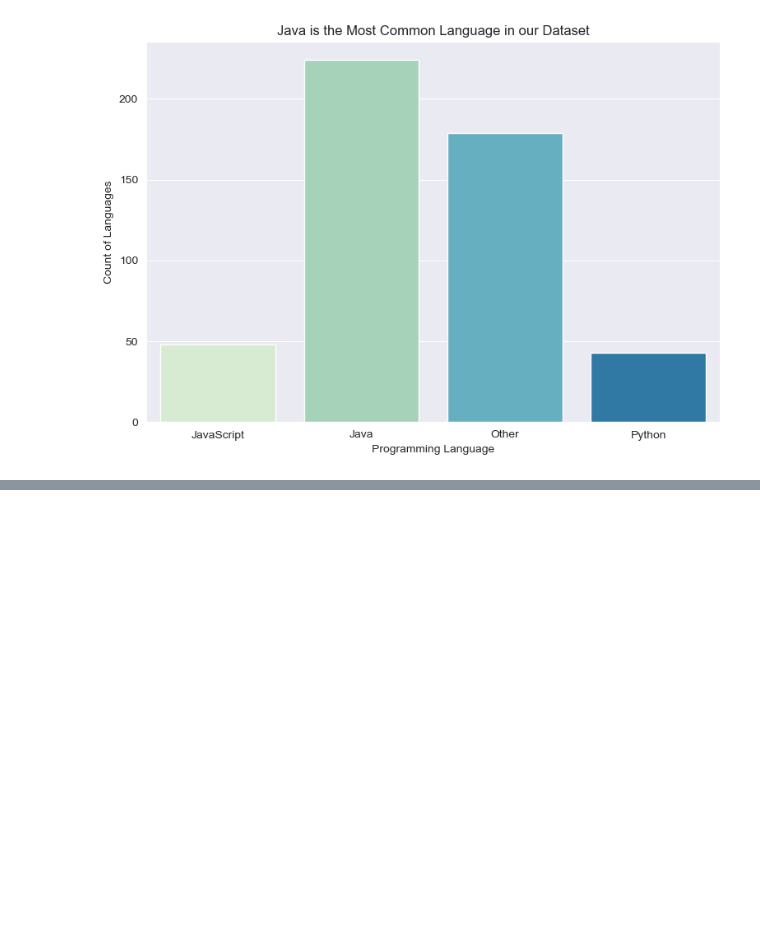
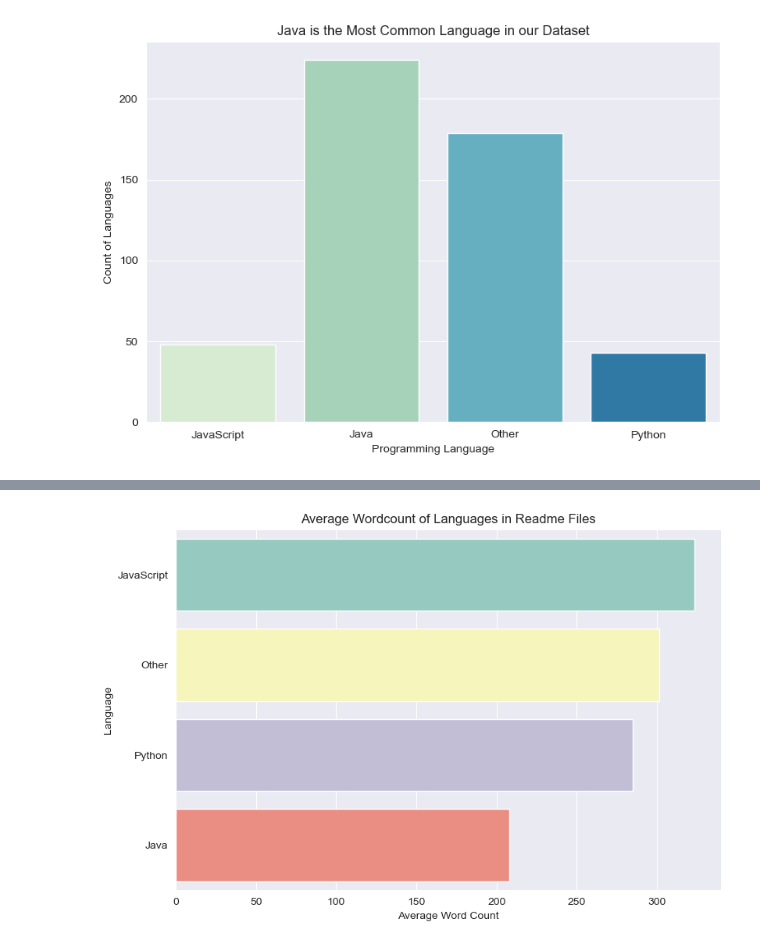
Before and after one commit to Doubtable-Steves-Linguistics/MinecraftNLP, a Jupyter notebook: final_project_notebook.ipynb, the cells around one changed output, grey strips where cells are left out. Cells and saved outputs as stored; diff of their text form; code cells hidden in the pictures; blank space fills up the shorter version.

```diff
--- a/final_project_notebook.ipynb
+++ b/final_project_notebook.ipynb
@@ -144,0 +151,4 @@ e.get_language_freq(train)
+# %%
+e.get_wordcount_bar(train)
+# %% [output]
+[figure, added]
```
Also changed, not shown: parts of 3 cells of this notebook.
